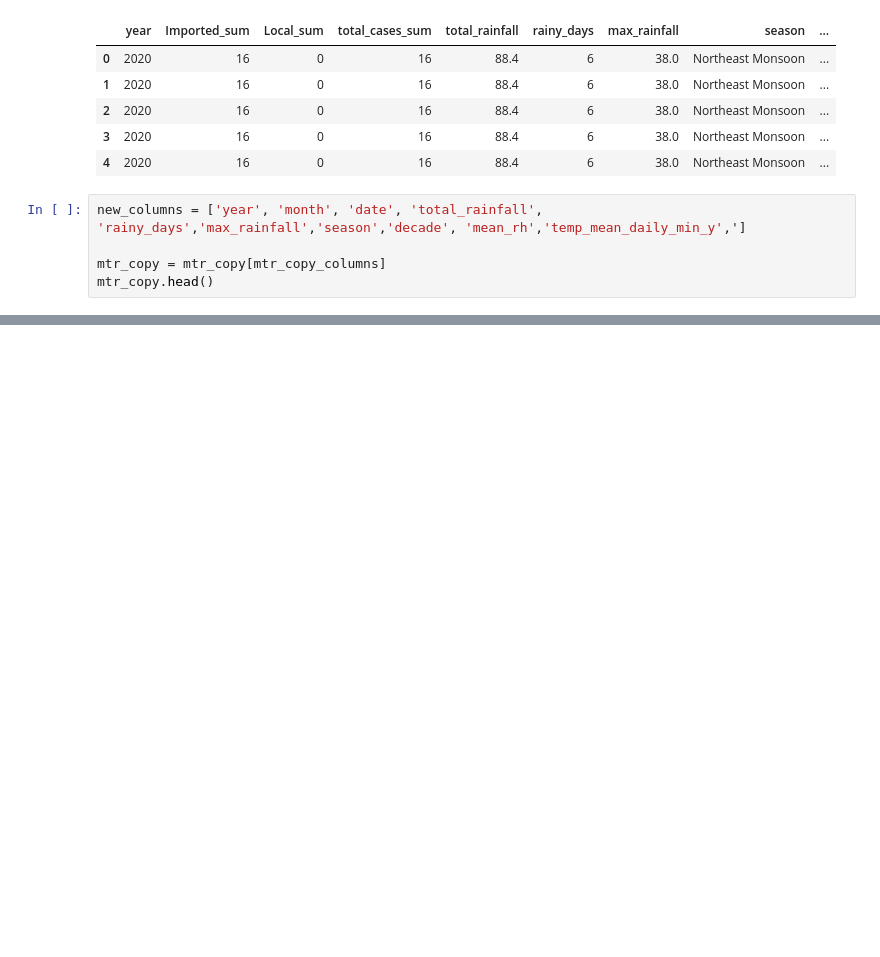
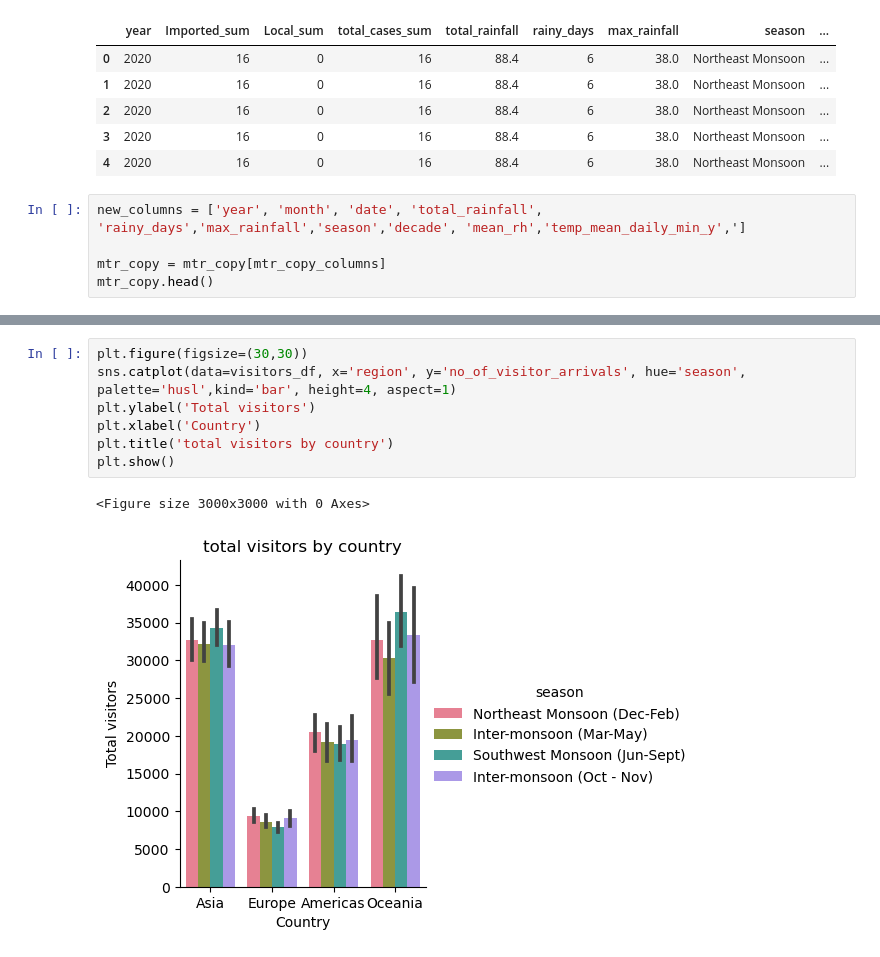
Before and after one commit to lishing/ga_project1_dsif9, a Jupyter notebook: Untitled.ipynb, the cells around one changed output, grey strips where cells are left out. Drawn from its saved outputs; the diff is of its cells as text; blank space fills up the shorter version.

```diff
--- a/Untitled.ipynb
+++ b/Untitled.ipynb
@@ -866,0 +990,10 @@ mtr_copy.head()
+# %%
+plt.figure(figsize=(30,30))
+sns.catplot(data=visitors_df, x='region', y='no_of_visitor_arrivals', hue='season', palette='husl',kind='bar', height=4, aspect=1)
+plt.ylabel('Total visitors')
+plt.xlabel('Country')
+plt.title('total visitors by country')
+plt.show()
+# %% [output]
+<Figure size 3000x3000 with 0 Axes>
+[figure, added]
```
Also changed, not shown: parts of 20 cells of this notebook, 5 other files.
